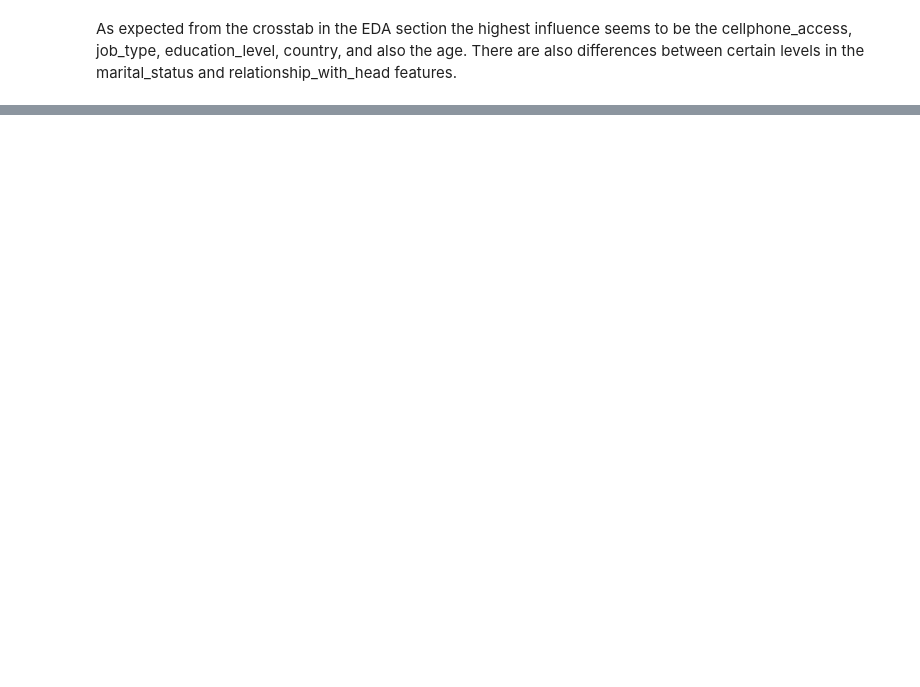
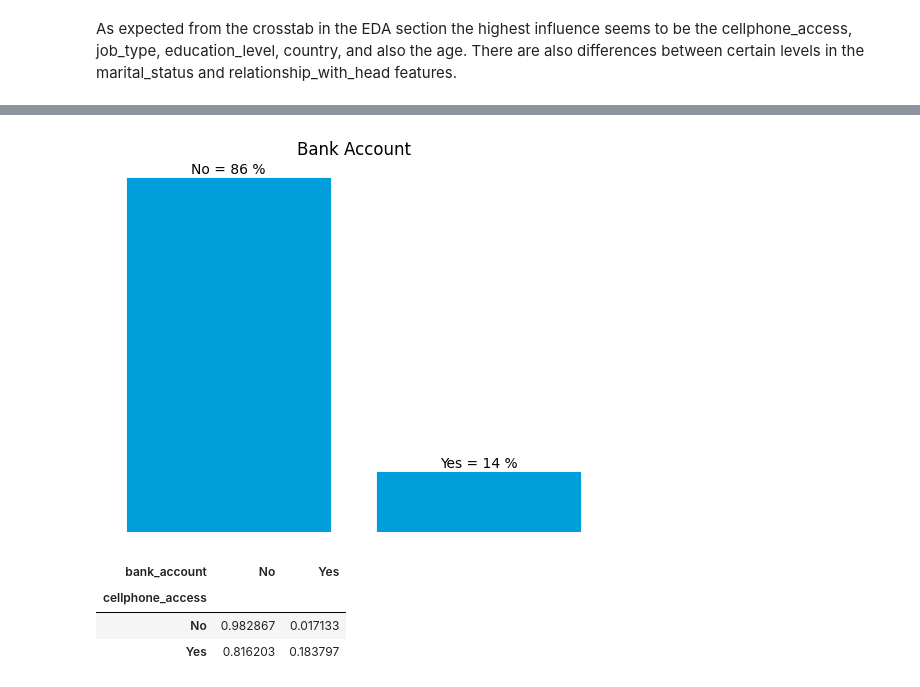
Before and after one commit to Levaldo42/ds-ml-financial-inclusion-project, a Jupyter notebook: technical_notebook.ipynb, the cells around one changed output, grey strips where cells are left out. Cells and saved outputs as stored; diff of their text form; code cells hidden in the pictures; blank space fills up the shorter version.

Commit message:
technical_notebook with first plots

```diff
--- a/technical_notebook.ipynb
+++ b/technical_notebook.ipynb
@@ -173,0 +248,55 @@ As expected from the crosstab in the EDA section the highest influence seems to
+# %%
+# value_counts = df['bank_account'].value_counts(normalize=True)
+# value_counts = value_counts.sort_values(ascending=False)
+# bars = plt.bar(value_counts.index, value_counts.values, color = ["#009EDB", "white"], edgecolor = ["#009EDB", "#009EDB"], linewidth = 3)
+# plt.xlabel('')
+# plt.ylabel('')
+# plt.title('Bank Account', weight="bold")
+# plt.axis("off")
+# plt.xticks(rotation=90)  # Rotate x-axis labels if needed
+# ax = plt.gca()
+# ax.spines['bottom'].set_visible(False)
+# ax.spines['left'].set_visible(False)
+# ax.spines['right'].set_visible(False)
+
+# text = ["Yes = 86 %", "No = 14 %"]
+
+# for i,bar in enumerate(bars):
+#     height = bar.get_height()
+#     plt.text(bar.get_x() + bar.get_width() / 2, height+0.01, text[i], ha='center', va='bottom', weight="bold")
+
+
+# plt.show()
+
+
+value_counts = df['bank_account'].value_counts(normalize=True)
+value_counts = value_counts.sort_values(ascending=False)
+bars = plt.bar(value_counts.index, value_counts.values, color = ["#009EDB", "#009EDB"], edgecolor = ["#009EDB", "#009EDB"], linewidth = 3)
+plt.xlabel('')
+plt.ylabel('')
+plt.title('Bank Account')
+plt.axis("off")
+plt.xticks(rotation=90)  # Rotate x-axis labels if needed
+ax = plt.gca()
+# ax.spines['bottom'].set_visible(False)
+# ax.spines['left'].set_visible(False)
+# ax.spines['right'].set_visible(False)
+
+
+
+text = ["No = 86 %", "Yes = 14 %"]
+for i,bar in enumerate(bars):
+    height = bar.get_height()
+    plt.text(bar.get_x() + bar.get_width() / 2, height + 0.01, text[i], ha='center', va='bottom')
+
+plt.show()
+# %% [output]
+[figure, added]
+# %%
+cellphone_props = pd.crosstab(ctdf.cellphone_access,ctdf_y, normalize="index")
+cellphone_props
+# %% [output]
+| bank_account | No | Yes |
+| cellphone_access |  |  |
+| No | 0.982867 | 0.017133 |
+| Yes | 0.816203 | 0.183797 |
```
Also changed, not shown: parts of 12 cells of this notebook.
